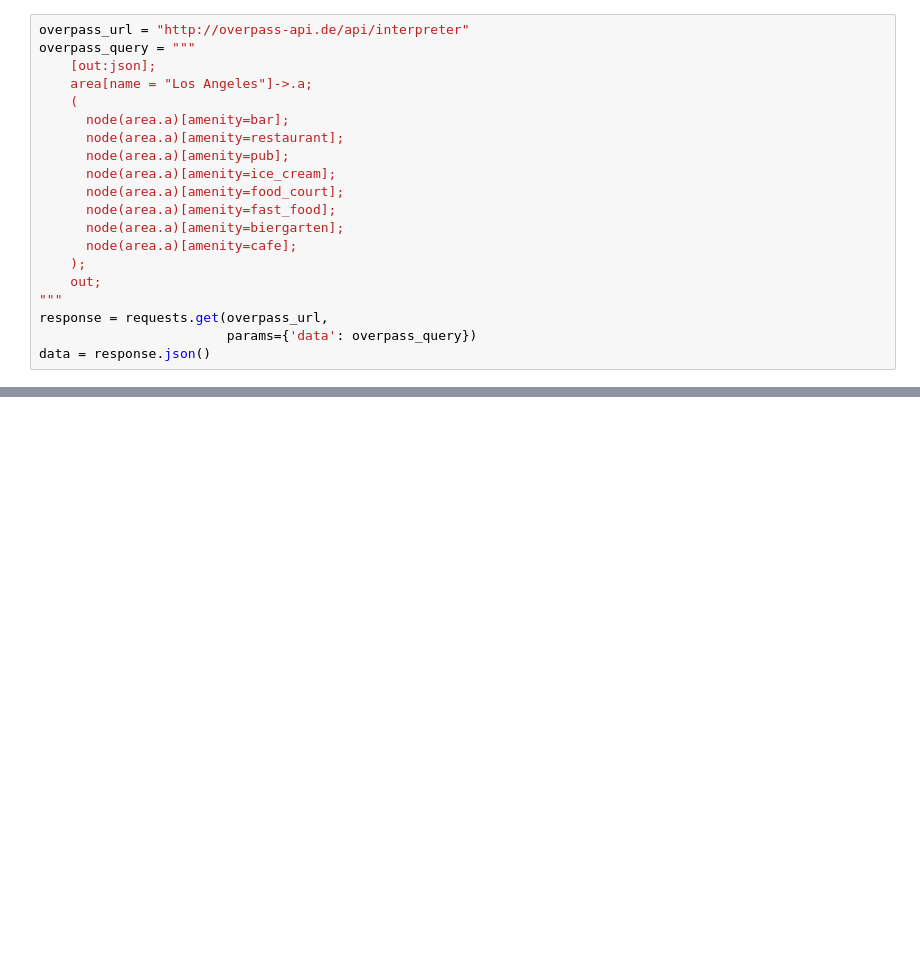
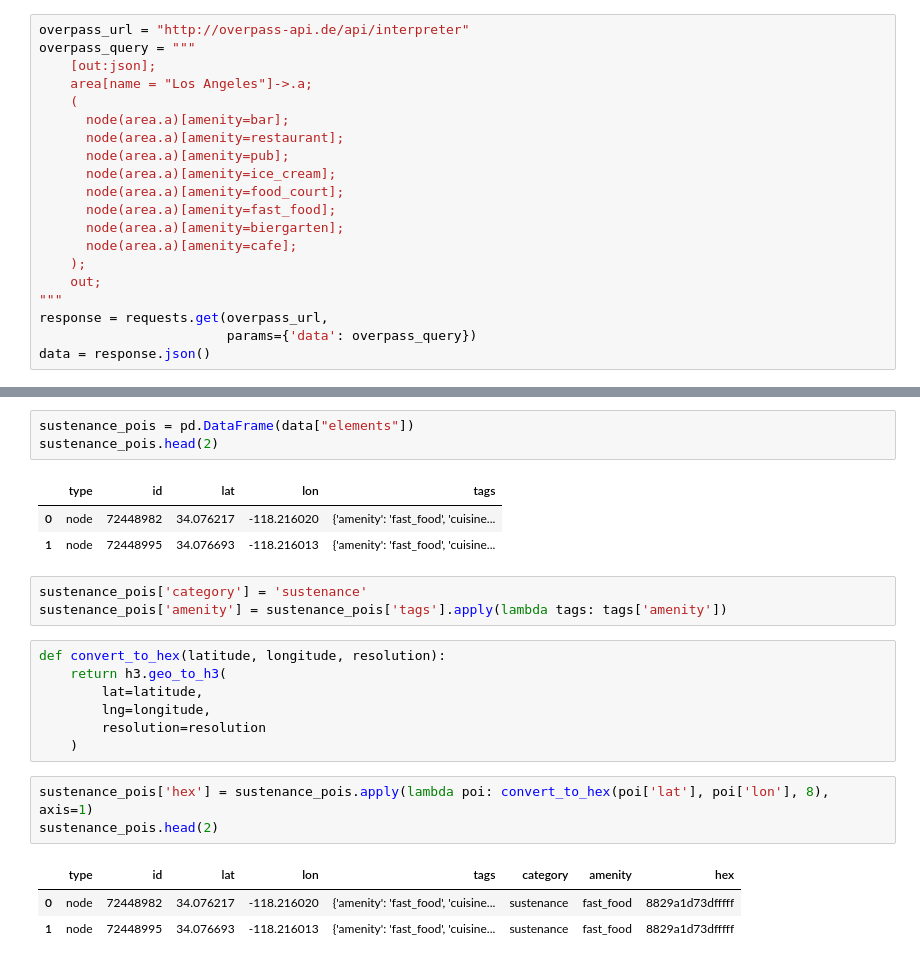
Before and after one commit to katekuian/aa_2021_magma, a Jupyter notebook: 01_data_collection_and_preparation/04_pois.ipynb, the cells around one changed output, grey strips where cells are left out. Cells and saved outputs as stored; diff of their text form; blank space fills up the shorter version.

Commit message:
Transform poi json into a simple dataframe

```diff
--- a/01_data_collection_and_preparation/04_pois.ipynb
+++ b/01_data_collection_and_preparation/04_pois.ipynb
@@ -41,3 +43,27 @@ data
    'lon': -118.4460414,
    'tags': {'amenity': 'restaurant', 'cuisine': 'chinese'}},
   ...]}
+# %%
+sustenance_pois = pd.DataFrame(data["elements"])
+sustenance_pois.head(2)
+# %% [output]
+|  | type | id | lat | lon | tags |
+| 0 | node | 72448982 | 34.076217 | -118.216020 | {'amenity': 'fast_food', 'cuisine... |
+| 1 | node | 72448995 | 34.076693 | -118.216013 | {'amenity': 'fast_food', 'cuisine... |
+# %%
+sustenance_pois['category'] = 'sustenance'
+sustenance_pois['amenity'] = sustenance_pois['tags'].apply(lambda tags: tags['amenity'])
+# %%
+def convert_to_hex(latitude, longitude, resolution):
+    return h3.geo_to_h3(
+        lat=latitude,
+        lng=longitude,
+        resolution=resolution
+    )
+# %%
+sustenance_pois['hex'] = sustenance_pois.apply(lambda poi: convert_to_hex(poi['lat'], poi['lon'], 8), axis=1)
+sustenance_pois.head(2)
+# %% [output]
+|  | type | id | lat | lon | tags | category | amenity | hex |
+| 0 | node | 72448982 | 34.076217 | -118.216020 | {'amenity': 'fast_food', 'cuisine... | sustenance | fast_food | 8829a1d73dfffff |
+| 1 | node | 72448995 | 34.076693 | -118.216013 | {'amenity': 'fast_food', 'cuisine... | sustenance | fast_food | 8829a1d73dfffff |
```
Also changed, not shown: parts of 2 cells of this notebook.
